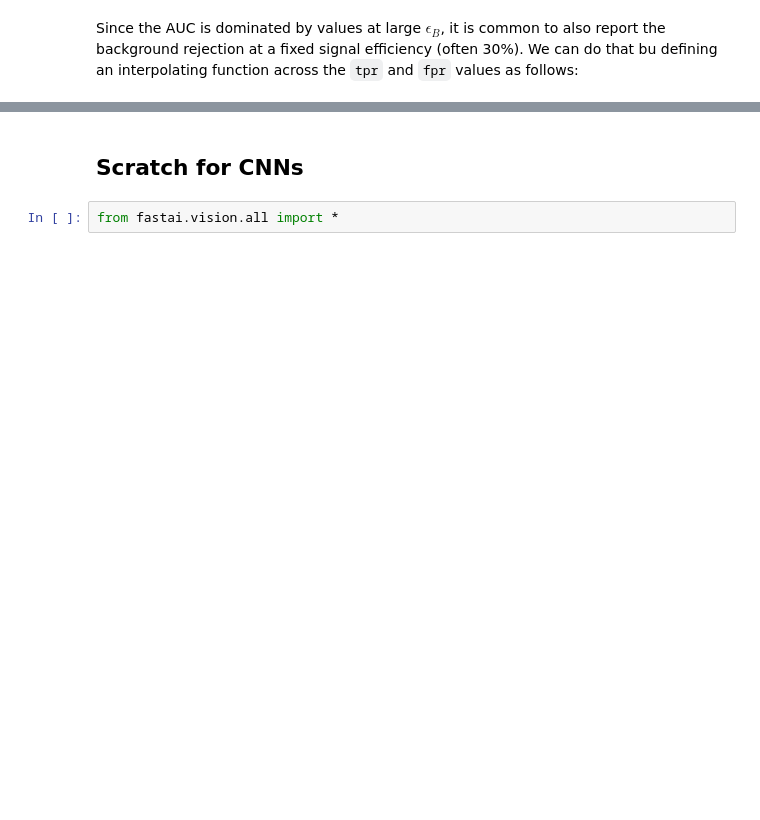
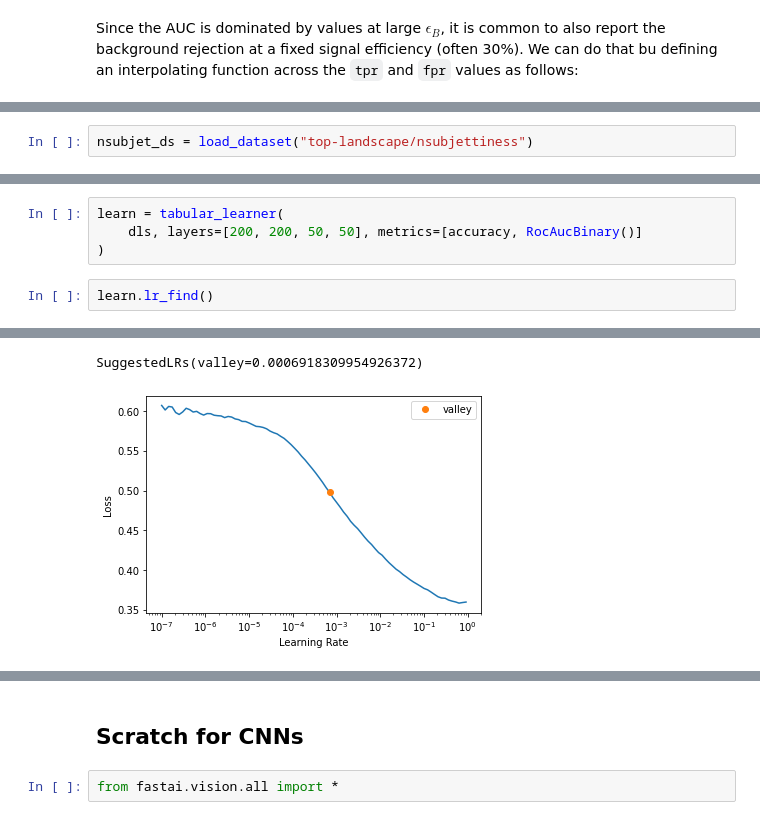
Before and after one commit to lewtun/dl4phys, a Jupyter notebook: lecture01.ipynb, the cells around one changed output, grey strips where cells are left out. Drawn from its saved outputs; the diff is of its cells as text; blank space fills up the shorter version.

```diff
--- a/lecture01.ipynb
+++ b/lecture01.ipynb
@@ -440,0 +328,2 @@ plt.show()
+# %%
+nsubjet_ds = load_dataset("top-landscape/nsubjettiness")
@@ -440,0 +430,7 @@ plt.show()
+# %%
+learn = tabular_learner(
+    dls, layers=[200, 200, 50, 50], metrics=[accuracy, RocAucBinary()]
+)
+# %%
+learn.lr_find()
+# %% [output]
@@ -440,0 +438,2 @@ plt.show()
+SuggestedLRs(valley=0.0006918309954926372)
+[figure, added]
```
Also changed, not shown: parts of 86 cells of this notebook.
